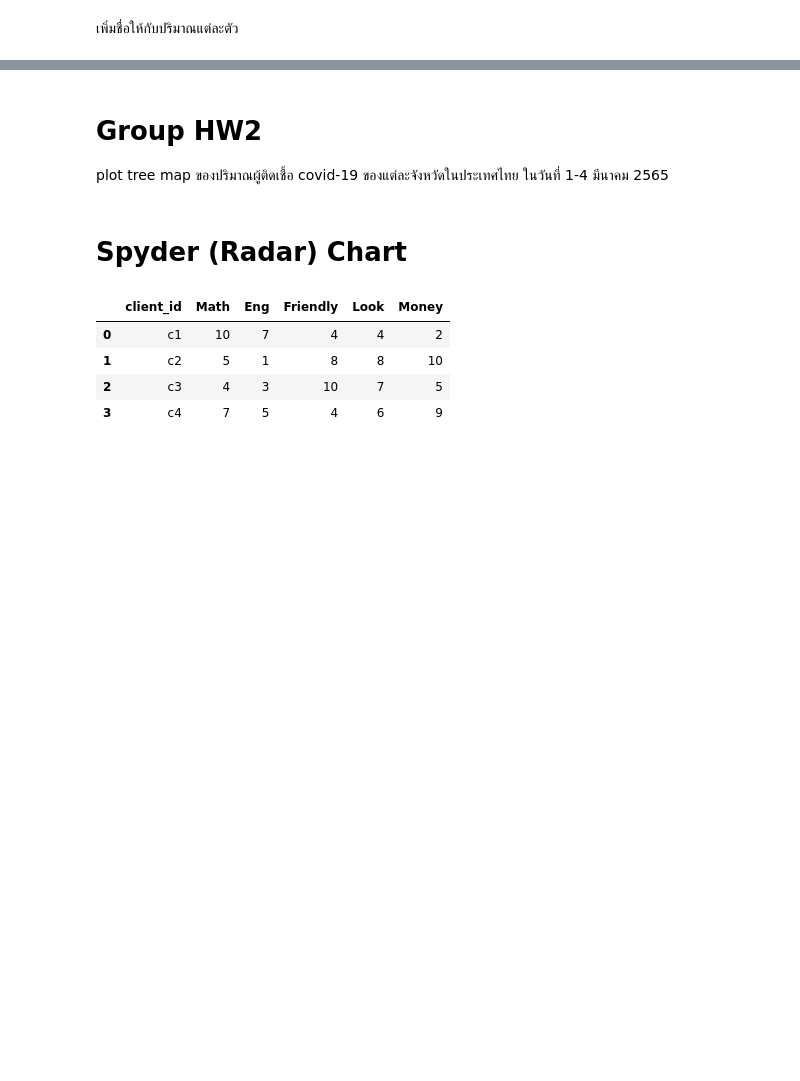
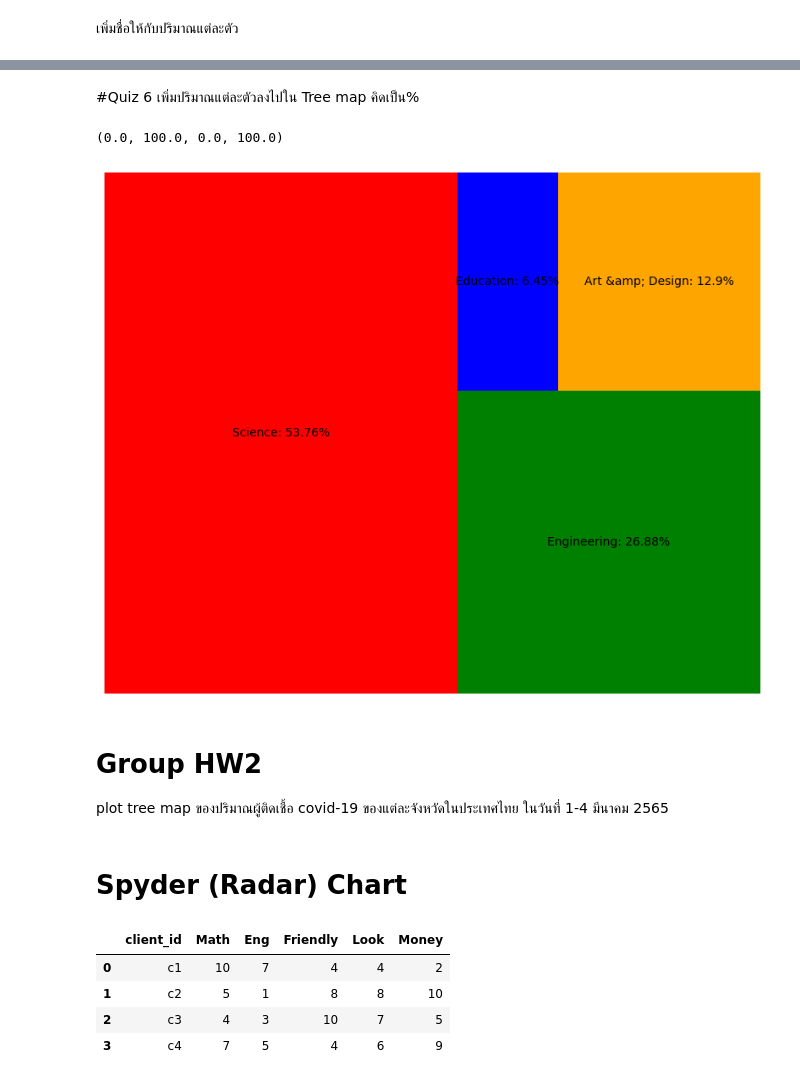
Before and after one commit to Sashimimeow/python_dataviz2023, a Jupyter notebook: DataViz04_Data_Comparison.ipynb, the cells around one changed output, grey strips where cells are left out. Cells and saved outputs as stored; diff of their text form; code cells hidden in the pictures; blank space fills up the shorter version.

Commit message:
Quiz 6

```diff
--- a/DataViz04_Data_Comparison.ipynb
+++ b/DataViz04_Data_Comparison.ipynb
@@ -508,6 +509,32 @@ plt.axis('off')
 # %% [output]
 (0.0, 100.0, 0.0, 100.0)
 [figure]
+# %% [markdown]
+#Quiz 6
+เพิ่มปริมาณแต่ละตัวลงไปใน Tree map คิดเป็น%
+# %%
+total_population = 930
+percent_multiplier = 100
+
+a = (percent_multiplier * 500) / total_population
+b = (percent_multiplier * 250) / total_population
+c = (percent_multiplier * 60) / total_population
+d = (percent_multiplier * 120) / total_population
+
+a_percent = round(a, 2)
+b_percent = round(b, 2)
+c_percent = round(c, 2)
+d_percent = round(d, 2)
+
+labels = [f'Science: {a_percent}%', f'Engineering: {b_percent}%', f'Education: {c_percent}%', f'Art &amp; Design: {d_percent}%']
+
+data = [500, 250, 60, 120]
+color = ['red', 'green', 'blue', 'orange']
+squarify.plot(data, color=color, label=labels)
+plt.axis('off')
+# %% [output]
+(0.0, 100.0, 0.0, 100.0)
+[figure, added]
 # %% [markdown]
 # Group HW2
 plot tree map ของปริมาณผู้ติดเชื้อ covid-19 ของแต่ละจังหวัดในประเทศไทย ในวันที่ 1-4 มีนาคม 2565
```
Also changed, not shown: parts of 35 cells of this notebook.
